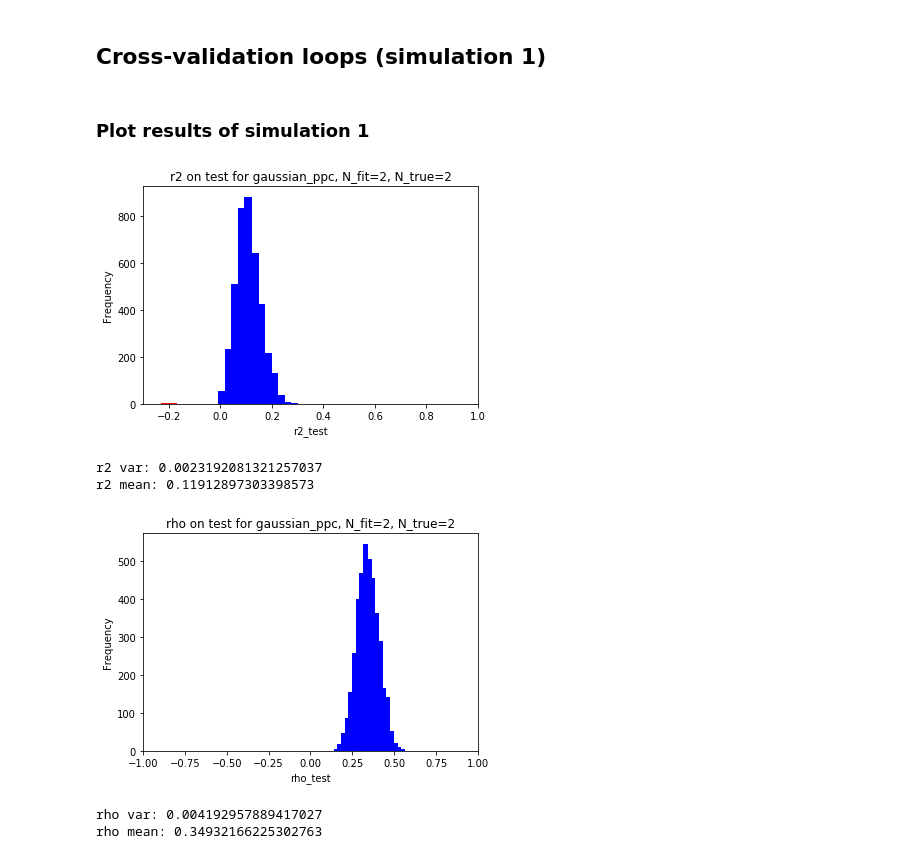
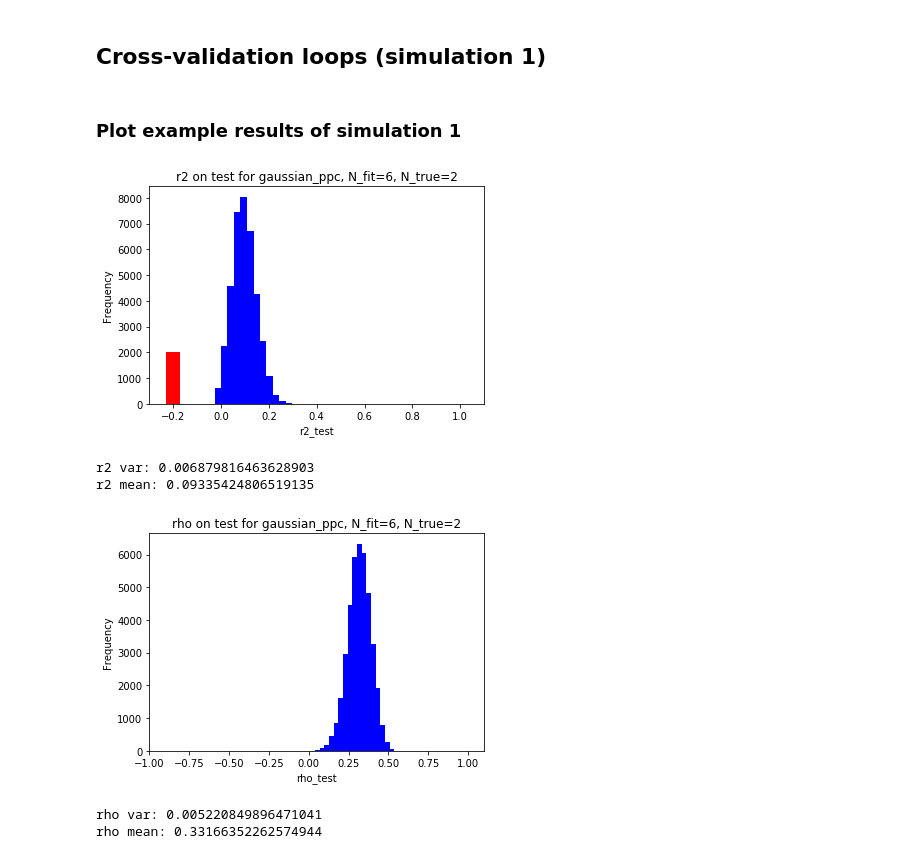
Before and after one commit to sebastiendemortain/neural-coding-of-probabilities, a Jupyter notebook: simulation_results.ipynb, the cells around one changed output. Saved outputs shown, nothing was run; the diff lists cells and outputs as text; code cells hidden in the pictures.

Commit message:
n_fractions graphs

```diff
--- a/simulation_results.ipynb
+++ b/simulation_results.ipynb
@@ -62,7 +62,6 @@ n_schemes = len(scheme_array)
 
 # The parameters related to the tuning curves to be explored
 N_array = np.array([2, 4, 6, 8, 10, 14, 20])
-#N_array = np.array([6, 8, 10, 14, 16, 20])
 
 t_mu_gaussian_array = np.array([0.15, 0.1, 7e-2, 5e-2, 4e-2, 3e-2, 2e-2])
 t_conf_gaussian_array = np.array([0.25, 0.15, 0.10, 8e-2, 6e-2, 4e-2, 3e-2])
@@ -81,7 +80,7 @@ tc_upper_bound_conf = 2.6
 n_N = len(N_array)
 
 # The number of fractions tested (related to W)
-n_fractions = 1000
+n_fractions = 100# Optimal value : 4000
 
 # Sparsity exponents
 sparsity_exp_array = np.array([1, 2, 4, 8])
@@ -626,8 +624,8 @@ for k_scheme, k_fit_N, k_true_N in itertools.product(range(n_schemes), range(n_N
 # %% [markdown]
-### Plot results of simulation 1
+### Plot example results of simulation 1
 # %%
 k_scheme = 0
-k_fit_N = 0
+k_fit_N = 2
 k_true_N = 0
 
 scheme = scheme_array[k_scheme]
@@ -652,38 +650,38 @@ width = 0.03
 fig = plt.figure()
 ax = fig.add_subplot(111)
 ax.hist(metric, bins=nbins, align='left', color='b', width=width)
 ax.bar(negative_center, n_negative_values, color='r', width=2*width, align='center')
 ax.set_title(metric_name+' on '+train_or_test+' for '+scheme+', N_fit='+str(fit_N)+', N_true='+str(true_N))
 ax.set_xlabel('{}_{}'.format(metric_name, train_or_test))
 ax.set_ylabel("Frequency")
-ax.set_xlim([-0.3, 1])
+ax.set_xlim([-0.3, 1.1])
 plt.show()
 
 print('r2 var: '+str(np.var(metric)))
 print('r2 mean: '+str(np.mean(metric)))
 
 # rho
 metric_name = 'rho'
 train_or_test = 'test'
 exec("metric = %s_%s_summary[k_scheme, k_fit_N, k_true_N]" % (metric_name, train_or_test))
 
 nbins = 20
 width = 0.03
 fig = plt.figure()
 ax = fig.add_subplot(111)
 ax.hist(metric, bins=nbins, align='left', color='b', width=width)
 ax.set_title(metric_name+' on '+train_or_test+' for '+scheme+', N_fit='+str(fit_N)+', N_true='+str(true_N))
 ax.set_xlabel('{}_{}'.format(metric_name, train_or_test))
 ax.set_ylabel("Frequency")
-ax.set_xlim([-1, 1])
+ax.set_xlim([-1, 1.1])
 plt.show()
 
 print('rho var: '+str(np.var(metric)))
 print('rho mean: '+str(np.mean(metric)))
 # %% [output]
-[figure, old version]
+[figure, new version]
-r2 var: 0.0023192081321257037
-r2 mean: 0.11912897303398573
+r2 var: 0.006879816463628903
+r2 mean: 0.09335424806519135
-[figure, old version]
+[figure, new version]
-rho var: 0.004192957889417027
-rho mean: 0.34932166225302763
+rho var: 0.005220849896471041
+rho mean: 0.33166352262574944
```
Also changed, not shown: parts of 10 cells of this notebook.
